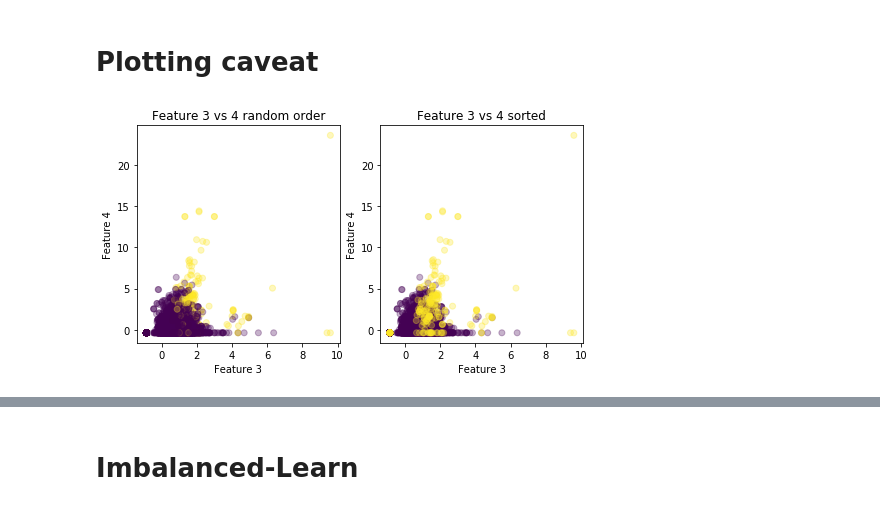
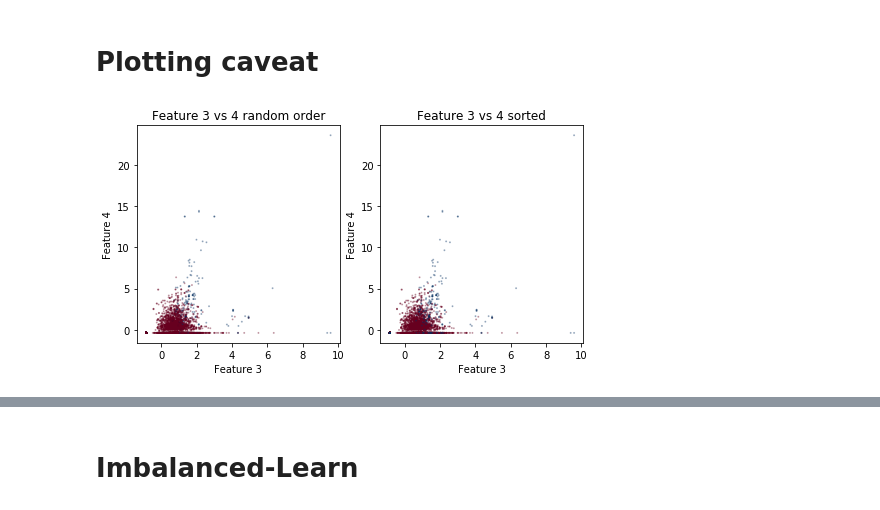
Before and after one commit to amueller/COMS4995-s20, a Jupyter notebook: slides/aml-10-calibration-imbalanced-data/aml-11-resampling-imbalanced-data.ipynb, the cells around one changed output, grey strips where cells are left out. Saved outputs shown, nothing was run; the diff lists cells and outputs as text; code cells hidden in the pictures.

```diff
--- a/slides/aml-10-calibration-imbalanced-data/aml-11-resampling-imbalanced-data.ipynb
+++ b/slides/aml-10-calibration-imbalanced-data/aml-11-resampling-imbalanced-data.ipynb
@@ -57,16 +57,16 @@ X_train, X_test, y_train, y_test = train_test_split(X, y, stratify=y, random_sta
 # %%
 sorting = np.argsort(y_train)
 fig, axes = plt.subplots(1, 2, figsize=(8, 4))
-axes[0].scatter(X_train[:, 3], X_train[:, 4], c=y_train[:], alpha=.3)
-axes[1].scatter(X_train[sorting, 3], X_train[sorting, 4], c=y_train[sorting], alpha=.3)
+axes[0].scatter(X_train[:, 3], X_train[:, 4], c=y_train[:], alpha=.3, s=1, cmap='RdBu')
+axes[1].scatter(X_train[sorting, 3], X_train[sorting, 4], c=y_train[sorting], alpha=.3, s=1, cmap='RdBu')
 axes[0].set_title("Feature 3 vs 4 random order")
 axes[1].set_title("Feature 3 vs 4 sorted")
 for ax in axes:
     ax.set_xlabel("Feature 3")
     ax.set_ylabel("Feature 4")
 plt.savefig("images/mammography_features23.png")
 # %% [output]
-[figure, old version]
+[figure, new version]
 # %%
 from sklearn.model_selection import cross_validate
 from sklearn.linear_model import LogisticRegression
```
Also changed, not shown: parts of 60 cells of this notebook, 6 other files.
